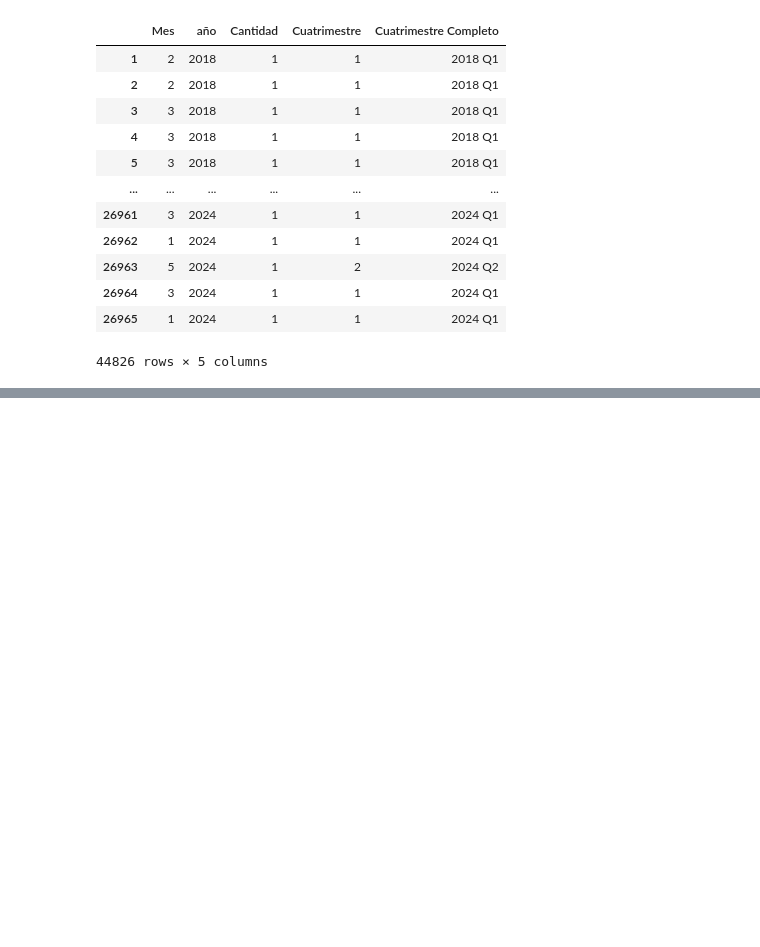
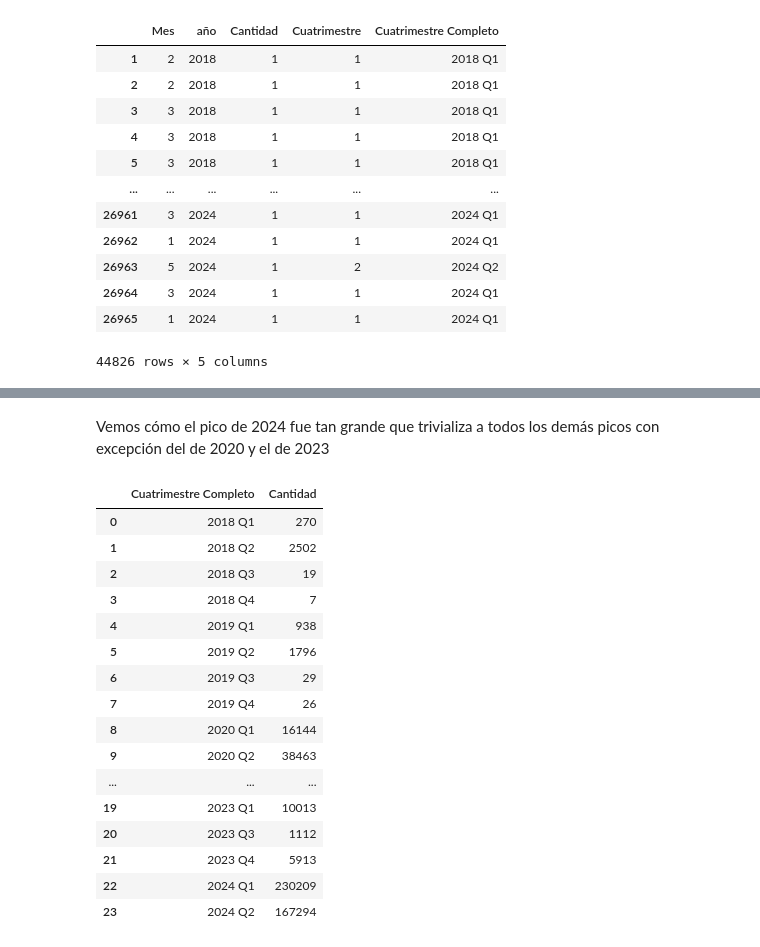
Before and after one commit to Valnir17/Dengue-y-Zika-Argentina, a Jupyter notebook: Manipulación de Tablas.ipynb, the cells around one changed output, grey strips where cells are left out. Cells and saved outputs as stored; diff of their text form; code cells hidden in the pictures; blank space fills up the shorter version.

```diff
--- a/Manipulación de Tablas.ipynb
+++ b/Manipulación de Tablas.ipynb
@@ -615,0 +606,22 @@ int64
+# %% [markdown]
+Vemos cómo el pico de 2024 fue tan grande que trivializa a todos los demás picos con excepción del de 2020 y el de 2023
+# %%
+cuatrimestre_sumatorias
+# %% [output]
+|  | Cuatrimestre Completo | Cantidad |
+| 0 | 2018 Q1 | 270 |
+| 1 | 2018 Q2 | 2502 |
+| 2 | 2018 Q3 | 19 |
+| 3 | 2018 Q4 | 7 |
+| 4 | 2019 Q1 | 938 |
+| 5 | 2019 Q2 | 1796 |
+| 6 | 2019 Q3 | 29 |
+| 7 | 2019 Q4 | 26 |
+| 8 | 2020 Q1 | 16144 |
+| 9 | 2020 Q2 | 38463 |
+| ... | ... | ... |
+| 19 | 2023 Q1 | 10013 |
+| 20 | 2023 Q3 | 1112 |
+| 21 | 2023 Q4 | 5913 |
+| 22 | 2024 Q1 | 230209 |
+| 23 | 2024 Q2 | 167294 |
```
Also changed, not shown: parts of 9 cells of this notebook, 1 other file.
